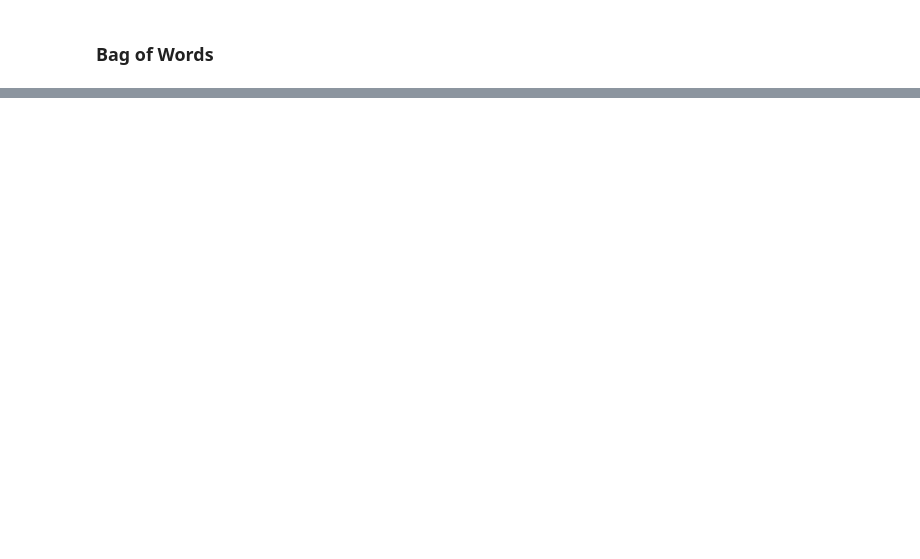
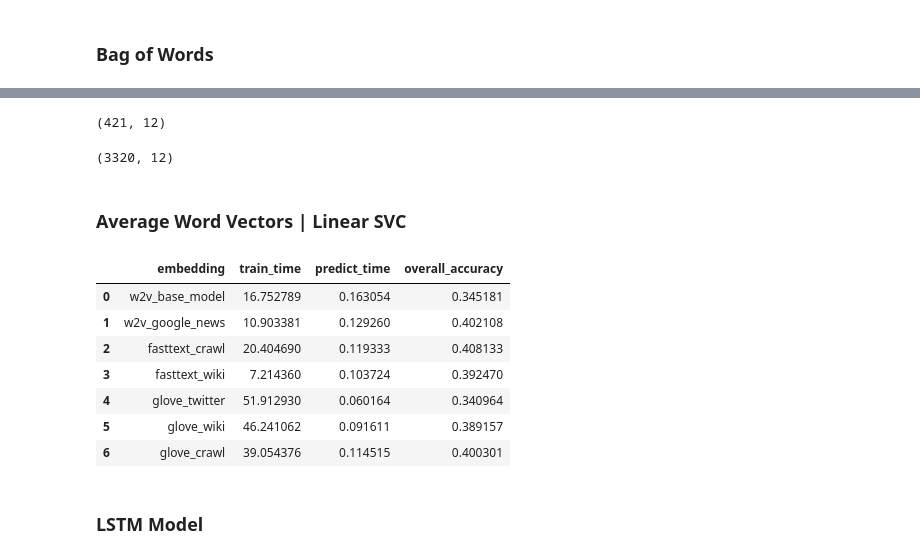
Before and after one commit to Jamienie/mds_capstone_bcstats, a Jupyter notebook: notebooks/02_aq_classification_experiments.ipynb, the cells around one changed output, grey strips where cells are left out. Saved outputs shown, nothing was run; the diff lists cells and outputs as text; code cells hidden in the pictures; blank space fills up the shorter version.

```diff
--- a/notebooks/02_aq_classification_experiments.ipynb
+++ b/notebooks/02_aq_classification_experiments.ipynb
@@ -591,0 +315,56 @@ X_valid_wv.shape
+# %%
+Y_pred_bow[Y_pred_bow.sum(axis = 1) == 0,:].shape
+# %% [output]
+(421, 12)
+# %%
+Y_pred_bow.shape
+# %% [output]
+(3320, 12)
+# %% [markdown]
+### Average Word Vectors | Linear SVC
+# %%
+Y_pred_avg_wv = {}
+model_avg_wv = {}
+train_time = []
+predict_time = []
+accuarcies = []
+
+for embedding in embeddings.keys():
+    t_start = time.time()
+
+    clf = BinaryRelevance(
+        classifier = LinearSVC(max_iter = 2000)
+    )
+
+    clf.fit(X_train_avg_wv[embedding], Y_train)
+    t_end_train = time.time()
+
+    Y_pred_avg_wv[embedding] = clf.predict(X_valid_avg_wv[embedding]) \
+                                  .toarray()
+    model_avg_wv[embedding] = clf
+
+    # Calculate elapsed time
+    t_end = time.time()
+    train_time.append(t_end_train - t_start)
+    predict_time.append(t_end - t_end_train)
+
+    accuarcies.append(metrics.accuracy_score(Y_valid,
+                                             Y_pred_avg_wv[embedding]))
+
+results_avg_wv = pd.DataFrame({'embedding': list(embeddings.keys()),
+                               'train_time': train_time,
+                               'predict_time': predict_time,
+                               'overall_accuracy': accuarcies})
+
+results_avg_wv
+# %% [output]
+|  | embedding | train_time | predict_time | overall_accuracy |
+| 0 | w2v_base_model | 16.752789 | 0.163054 | 0.345181 |
+| 1 | w2v_google_news | 10.903381 | 0.129260 | 0.402108 |
+| 2 | fasttext_crawl | 20.404690 | 0.119333 | 0.408133 |
+| 3 | fasttext_wiki | 7.214360 | 0.103724 | 0.392470 |
+| 4 | glove_twitter | 51.912930 | 0.060164 | 0.340964 |
+| 5 | glove_wiki | 46.241062 | 0.091611 | 0.389157 |
+| 6 | glove_crawl | 39.054376 | 0.114515 | 0.400301 |
+# %% [markdown]
+### LSTM Model
```
Also changed, not shown: parts of 110 cells of this notebook.
